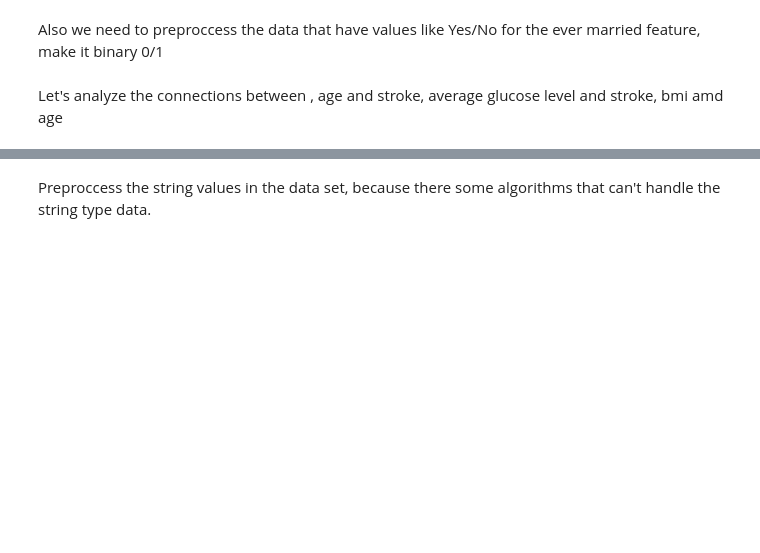
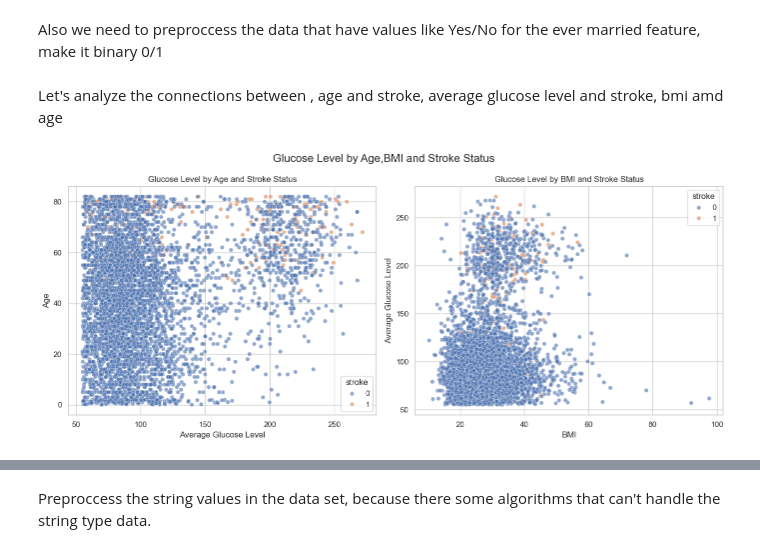
Before and after one commit to alexakh95/Data_mining, a Jupyter notebook: Project/data_project.ipynb, the cells around one changed output, grey strips where cells are left out. Cells and saved outputs as stored; diff of their text form; code cells hidden in the pictures; blank space fills up the shorter version.

Commit message:
[Data Mining][Stroke] plots for values distribution and connection of features

```diff
--- a/Project/data_project.ipynb
+++ b/Project/data_project.ipynb
@@ -133,0 +138,20 @@ Let's analyze the connections between , age and stroke, average glucose level an
+# %%
+# Create a figure with two subplots side by side
+fig, axes = plt.subplots(1, 2, figsize=(14, 6))
+sns.scatterplot(data= dataframe, x='avg_glucose_level', y='age', hue='stroke', alpha=0.6,  ax=axes[0])
+
+axes[0].set_title("Glucose Level by Age and Stroke Status")
+axes[0].set_xlabel("Average Glucose Level")
+axes[0].set_ylabel("Age")
+
+sns.scatterplot(data= dataframe, y='avg_glucose_level', x='bmi', hue='stroke', alpha=0.6,  ax=axes[1])
+axes[1].set_title("Glucose Level by BMI and Stroke Status")
+axes[1].set_ylabel("Average Glucose Level")
+axes[1].set_xlabel("BMI")
+
+# Overall figure title
+plt.suptitle('Glucose Level by Age,BMI and Stroke Status', fontsize=16)
+plt.tight_layout()
+plt.show()
+# %% [output]
+[figure, added]
```
Also changed, not shown: parts of 3 cells of this notebook.
